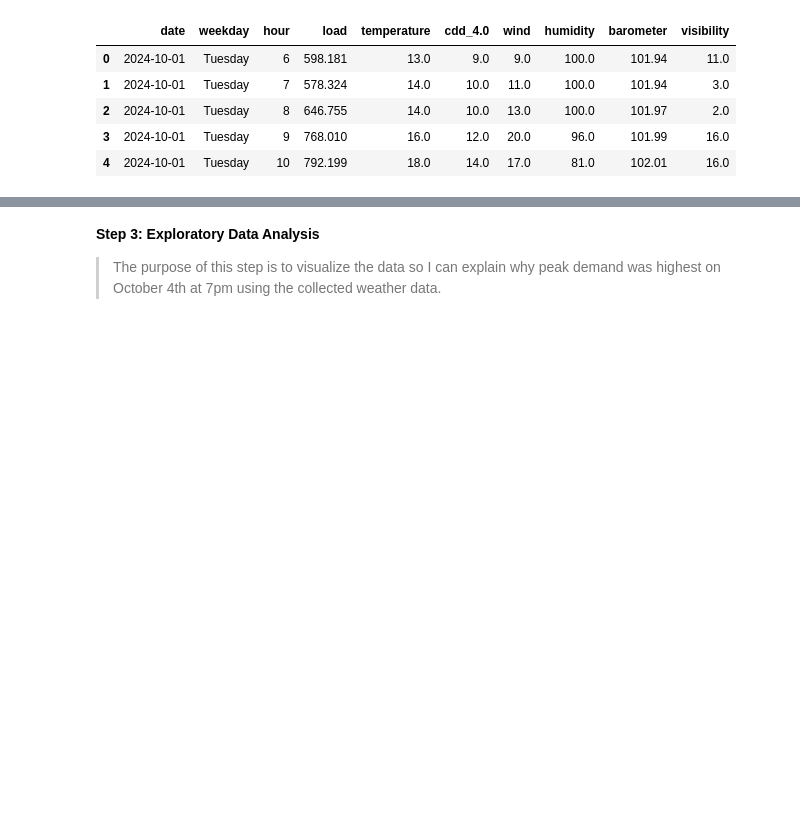
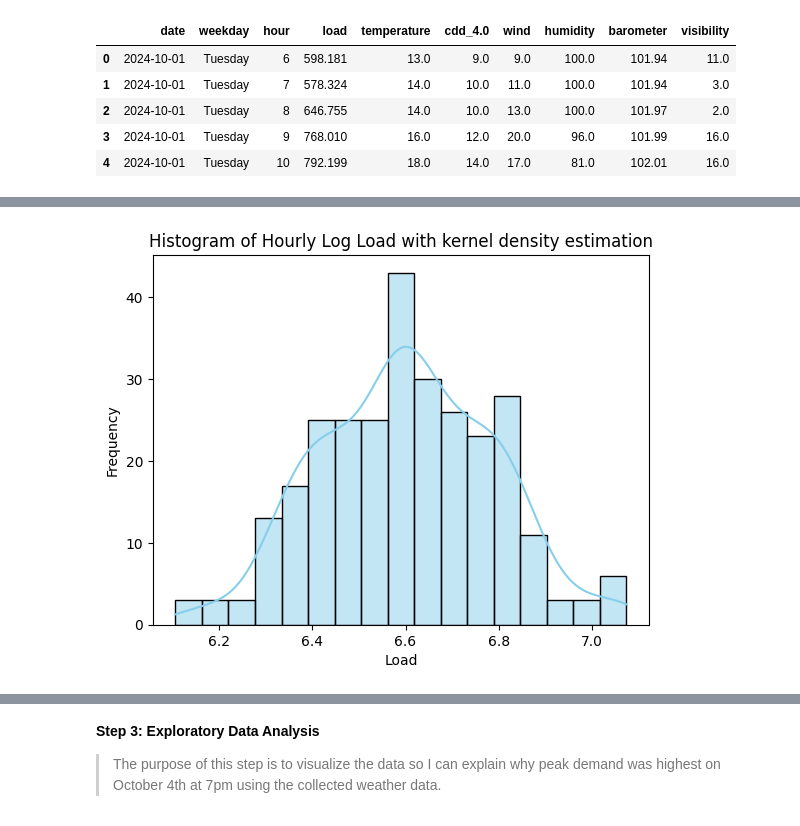
Before and after one commit to connorthornhill9/manitoba_wheat_and_RI_demand, a Jupyter notebook: Scripts/Forecaster Take Home - Rhode Island Peak Demand.ipynb, the cells around one changed output, grey strips where cells are left out. Drawn from its saved outputs; the diff is of its cells as text; code cells hidden in the pictures; blank space fills up the shorter version.

```diff
--- a/Scripts/Forecaster Take Home - Rhode Island Peak Demand.ipynb
+++ b/Scripts/Forecaster Take Home - Rhode Island Peak Demand.ipynb
@@ -123,0 +140,13 @@ display(load_weather_df.head())
+# %%
+load_weather_df['load_log'] = np.log(load_weather_df['load'] + 1)
+load_log_data = load_weather_df['load_log']
+
+bin_num = np.sqrt(load_data.count()).round(0).astype('int')
+sns.histplot(load_log_data, kde = True, bins = bin_num, color = 'skyblue')
+
+plt.xlabel('Load')
+plt.ylabel('Frequency')
+plt.title('Histogram of Hourly Log Load with kernel density estimation')
+plt.show()
+# %% [output]
+[figure, added]
```
Also changed, not shown: parts of 23 cells of this notebook, 1 other file.
